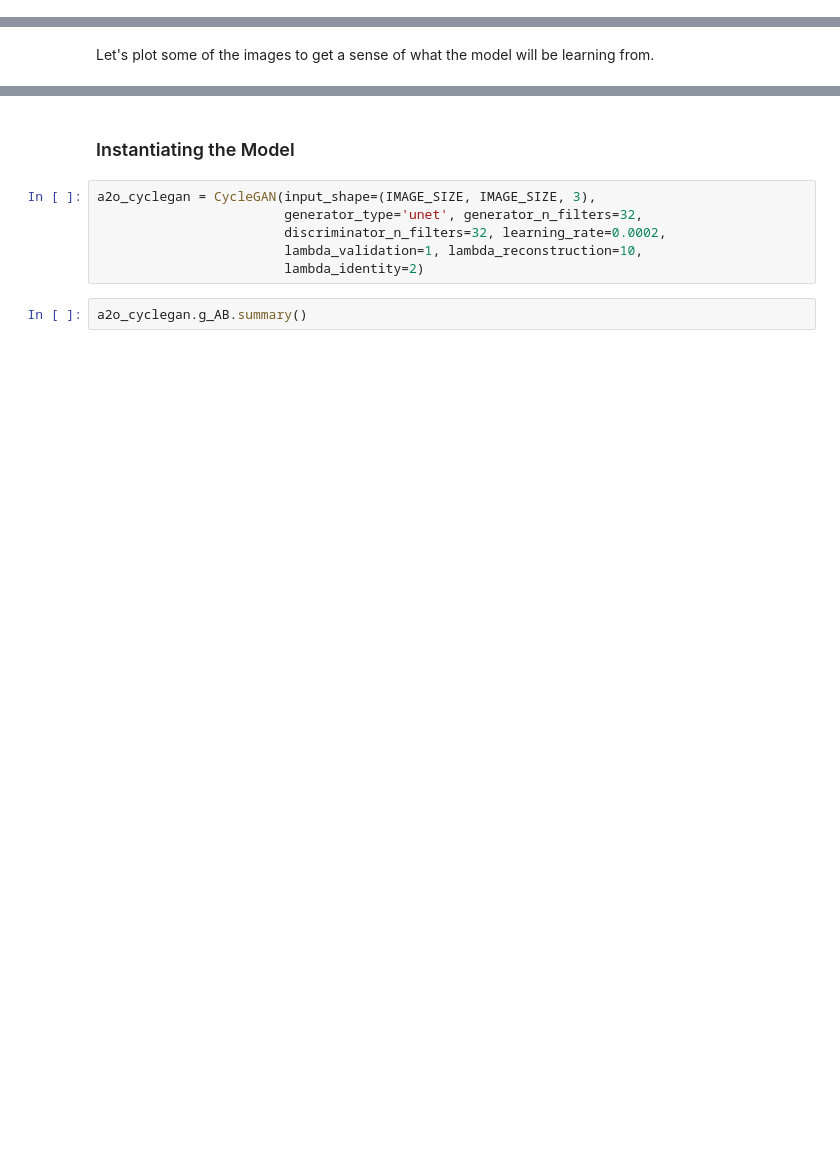
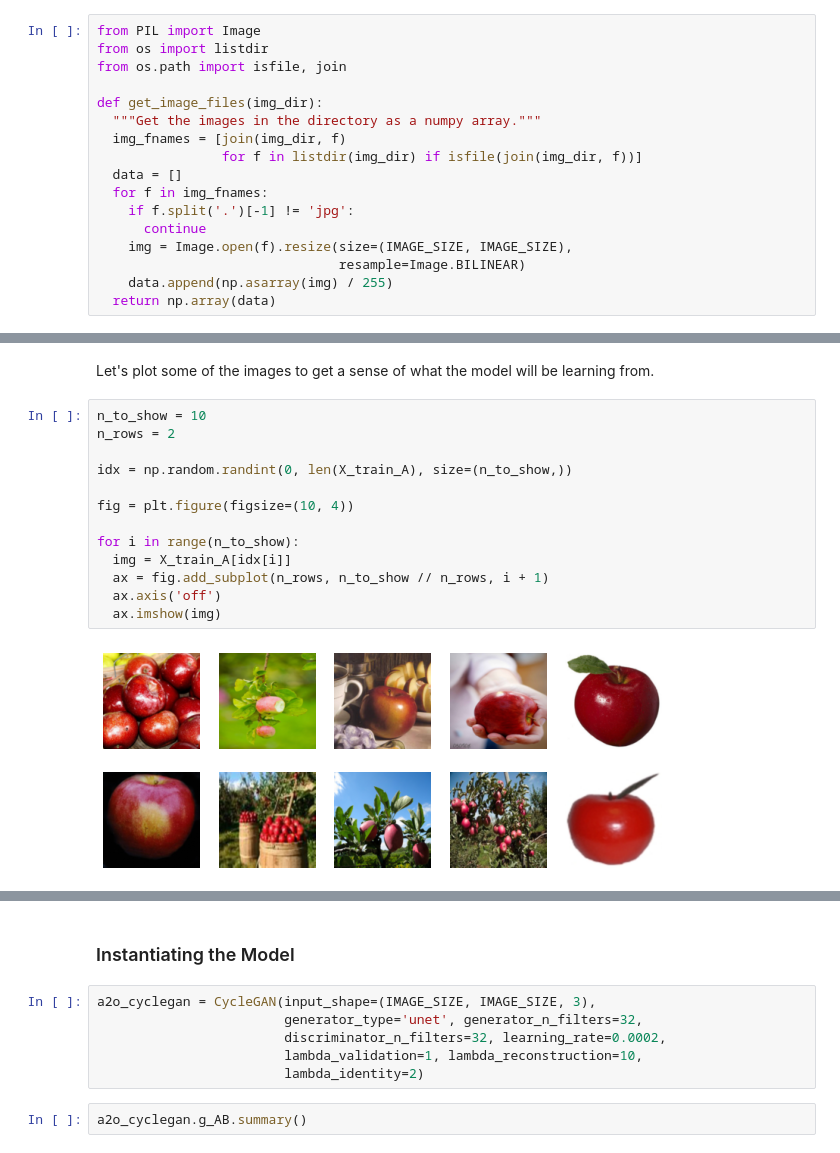
Before and after one commit to DCtheTall/generative-deep-learning, a Jupyter notebook: 5-style-transfer/CycleGAN.ipynb, the cells around one changed output, grey strips where cells are left out. Drawn from its saved outputs; the diff is of its cells as text; blank space fills up the shorter version.

```diff
--- a/5-style-transfer/CycleGAN.ipynb
+++ b/5-style-transfer/CycleGAN.ipynb
@@ -257,0 +297,17 @@ Found 1019 images belonging to 1 classes.
+# %%
+from PIL import Image
+from os import listdir
+from os.path import isfile, join
+
+def get_image_files(img_dir):
+  """Get the images in the directory as a numpy array."""
+  img_fnames = [join(img_dir, f)
+                for f in listdir(img_dir) if isfile(join(img_dir, f))]
+  data = []
+  for f in img_fnames:
+    if f.split('.')[-1] != 'jpg':
+      continue
+    img = Image.open(f).resize(size=(IMAGE_SIZE, IMAGE_SIZE),
+                               resample=Image.BILINEAR)
+    data.append(np.asarray(img) / 255)
+  return np.array(data)
@@ -258,3 +329,18 @@ Found 1019 images belonging to 1 classes.
 # %% [markdown]
 Let's plot some of the images to get a sense of what the model will be learning from.
+# %%
+n_to_show = 10
+n_rows = 2
+
+idx = np.random.randint(0, len(X_train_A), size=(n_to_show,))
+
+fig = plt.figure(figsize=(10, 4))
+
+for i in range(n_to_show):
+  img = X_train_A[idx[i]]
+  ax = fig.add_subplot(n_rows, n_to_show // n_rows, i + 1)
+  ax.axis('off')
+  ax.imshow(img)
+# %% [output]
+[figure, added]
 # %%
```
Also changed, not shown: parts of 25 cells of this notebook.
